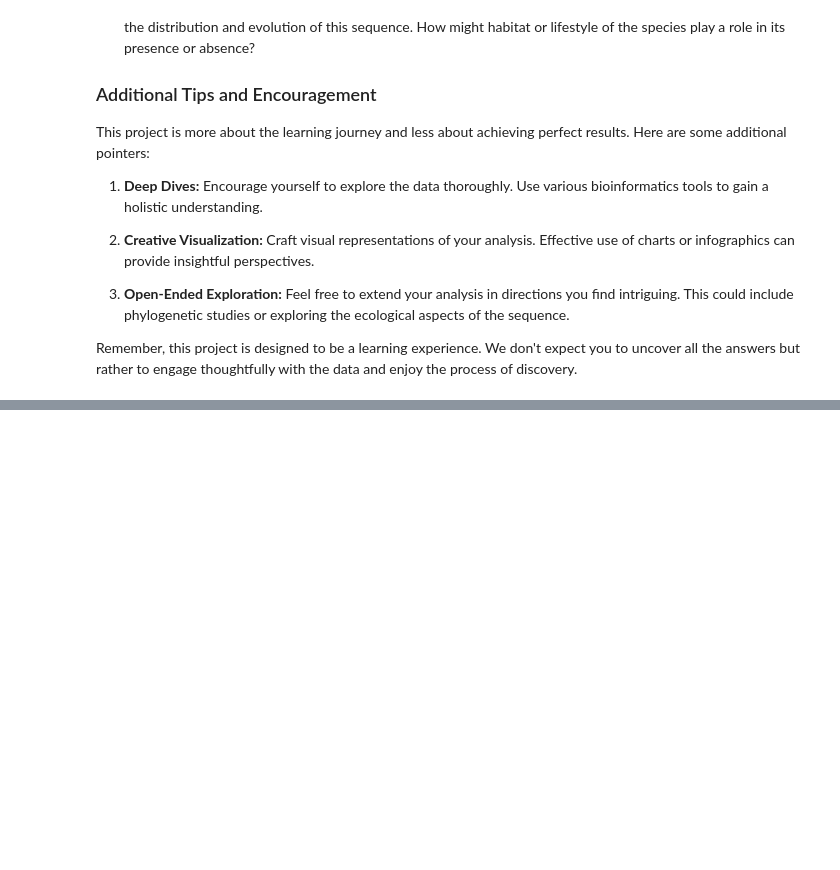
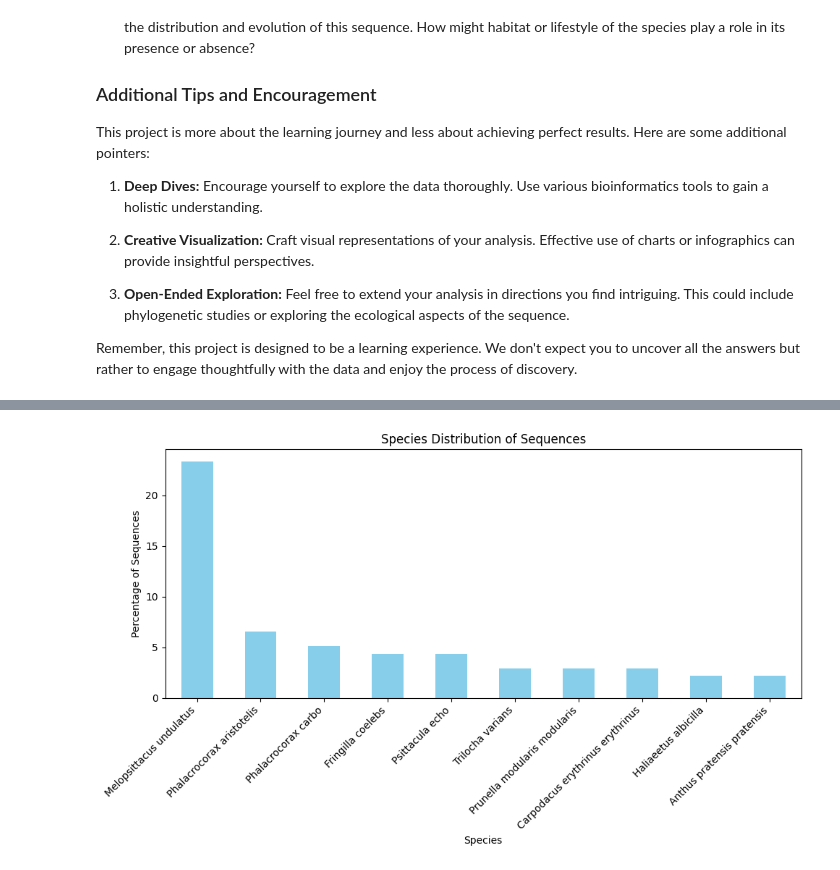
Before and after one commit to Sinanmz/BioinformaticsProject, a Jupyter notebook: tasks/find-the-imposter/FindTheImposter.ipynb, the cells around one changed output, grey strips where cells are left out. Cells and saved outputs as stored; diff of their text form; code cells hidden in the pictures; blank space fills up the shorter version.

Commit message:
Species-Specific Distribution and Analysis added

```diff
--- a/tasks/find-the-imposter/FindTheImposter.ipynb
+++ b/tasks/find-the-imposter/FindTheImposter.ipynb
@@ -311,3 +311,30 @@ This project is more about the learning journey and less about achieving perfect
 Remember, this project is designed to be a learning experience. We don't expect you to uncover all the answers but rather to engage thoughtfully with the data and enjoy the process of discovery.
 # %%
 ### TODO ###
+# %%
+# Load the CSV file containing BLAST results with taxonomy
+blast_results_df = pd.read_csv('./outputs/blast_results_with_taxonomy.csv')
+
+# Calculate the frequency of occurrences of the sequence in each species
+species_counts = blast_results_df['species'].value_counts()
+
+# Calculate the total number of sequences
+total_sequences = blast_results_df.shape[0]
+
+# Calculate the percentage of sequences found in each species
+species_percentage = (species_counts / total_sequences) * 100
+
+# Display the species distribution
+print("Species Distribution:")
+print(species_percentage)
+
+# Determine if the sequence is predominantly found in specific species
+threshold_percentage = 20  # Define a threshold percentage for predominance
+
+predominant_species = species_percentage[species_percentage >= threshold_percentage]
+
+if predominant_species.empty:
+    print("\nThe sequence is not predominantly found in any specific species.")
+else:
+    print(f"\nThe sequence is predominantly found in the following species:")
+    print(predominant_species)
@@ -313,0 +359,13 @@ Remember, this project is designed to be a learning experience. We don't expect
+# %%
+import matplotlib.pyplot as plt
+
+plt.figure(figsize=(10, 6))
+species_percentage[0:10].plot(kind='bar', color='skyblue')
+plt.title('Species Distribution of Sequences')
+plt.xlabel('Species')
+plt.ylabel('Percentage of Sequences')
+plt.xticks(rotation=45, ha='right')
+plt.tight_layout()
+plt.show()
+# %% [output]
+[figure, added]
```
Also changed, not shown: parts of 2 cells of this notebook.
